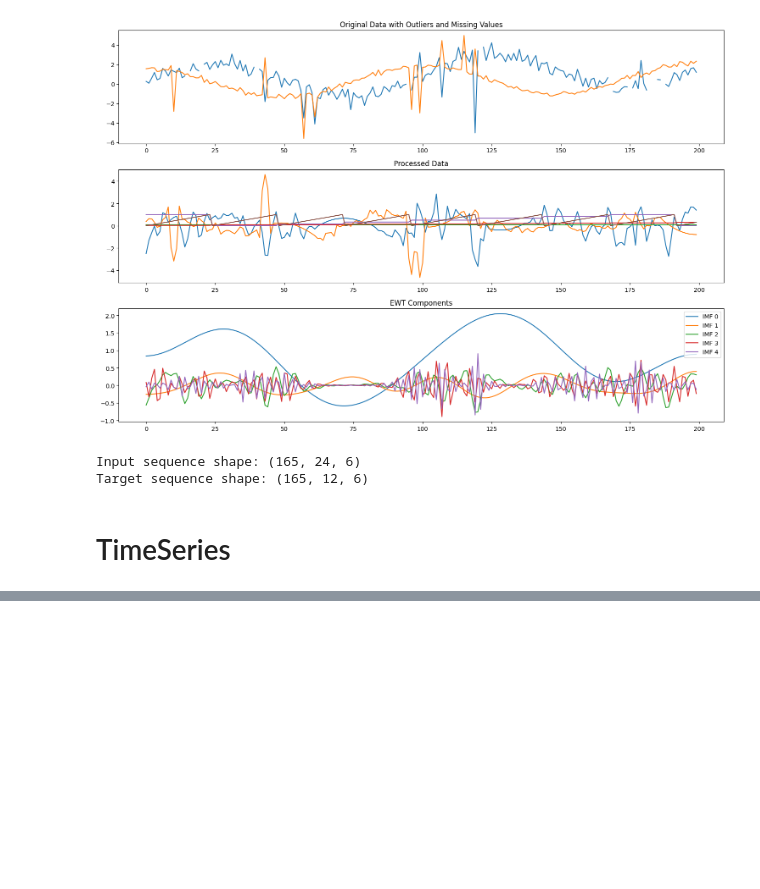
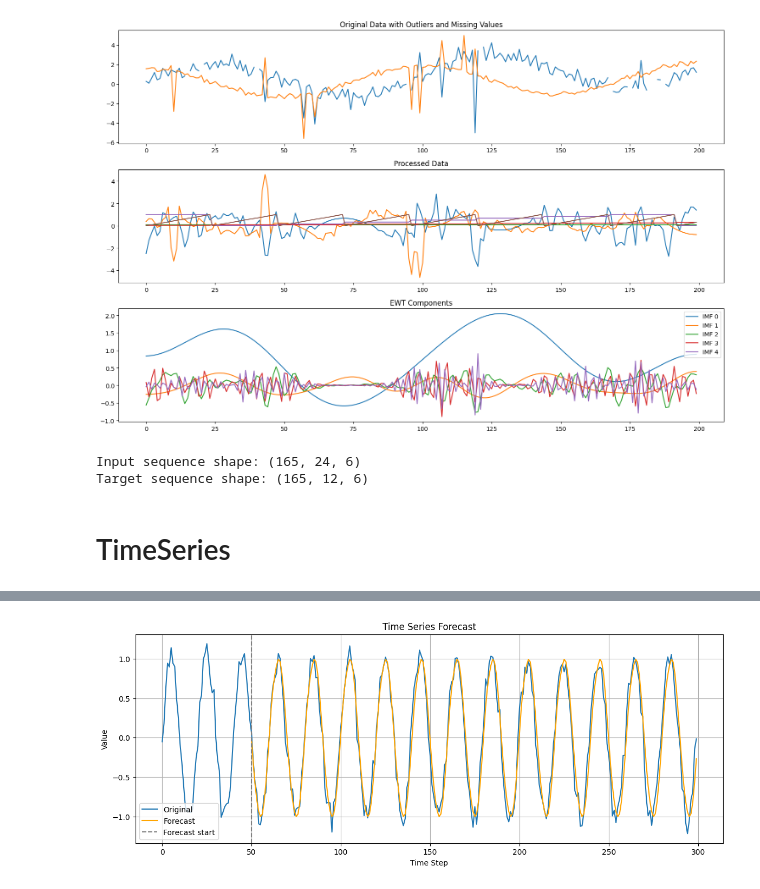
Before and after one commit to lseman/foreblocks, a Jupyter notebook: examples.ipynb, the cells around one changed output, grey strips where cells are left out. Cells and saved outputs as stored; diff of their text form; code cells hidden in the pictures; blank space fills up the shorter version.

```diff
--- a/examples.ipynb
+++ b/examples.ipynb
@@ -208,0 +185,31 @@ Train loss: 0.0132
+# %%
+# 5. Forecast the full sequence autoregressively
+model.eval()
+input_seq = time_series[:seq_len].unsqueeze(0)  # [1, seq_len, 1]
+forecast = []
+
+
+device = torch.device("cuda" if torch.cuda.is_available() else "cpu")
+with torch.no_grad():
+    for _ in range((total_len - seq_len) // target_len):
+        input_seq = input_seq.to(device)
+        pred = model(input_seq, None)
+        forecast.append(pred.squeeze(0))  # [target_len, 1]
+        input_seq = torch.cat([input_seq[:, target_len:], pred], dim=1)
+
+forecast = torch.cat(forecast, dim=0).squeeze().cpu().numpy()
+ground_truth = time_series[seq_len:seq_len + len(forecast)].squeeze().numpy()
+
+# 6. Plot results
+plt.figure(figsize=(14, 5))
+plt.plot(np.arange(len(time_series)), time_series.numpy(), label="Original")
+plt.plot(np.arange(seq_len, seq_len + len(forecast)), forecast, label="Forecast", color="orange")
+plt.axvline(x=seq_len, color="gray", linestyle="--", label="Forecast start")
+plt.legend()
+plt.title("Time Series Forecast")
+plt.xlabel("Time Step")
+plt.ylabel("Value")
+plt.grid(True)
+plt.show()
+# %% [output]
+[figure, added]
```
Also changed, not shown: parts of 2 cells of this notebook.
